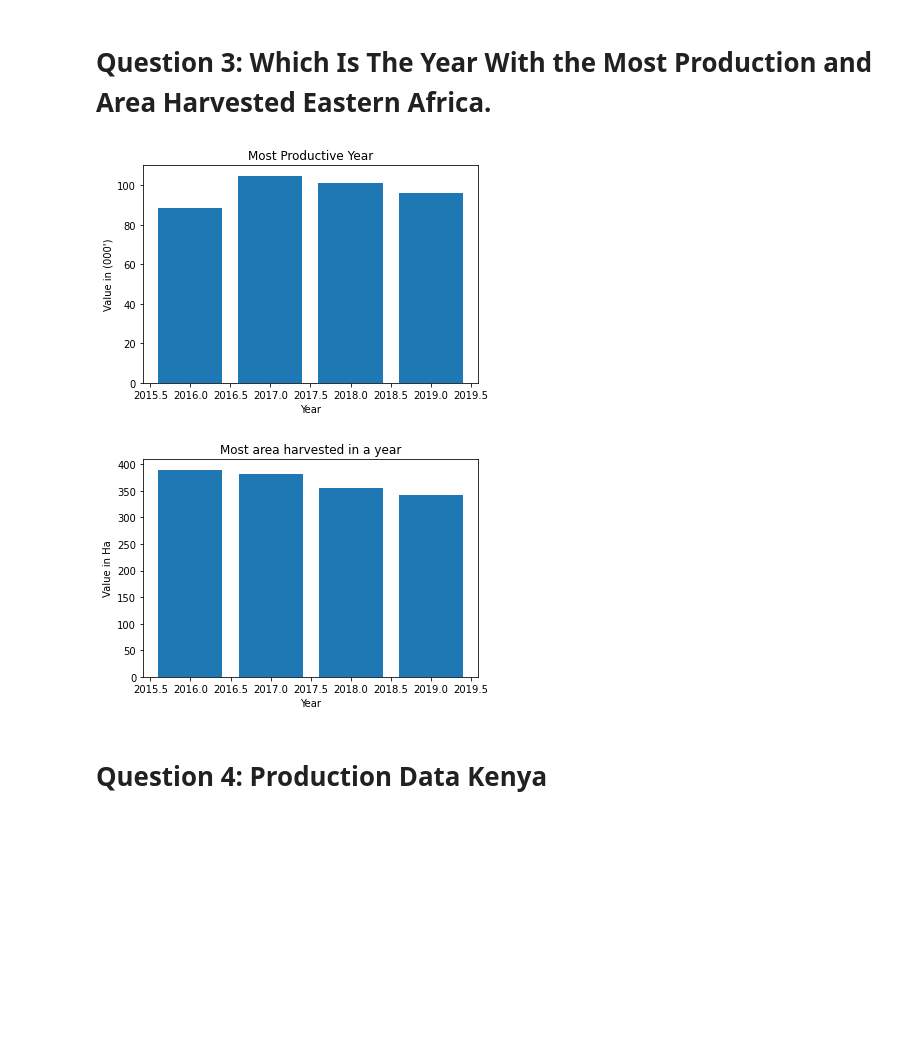
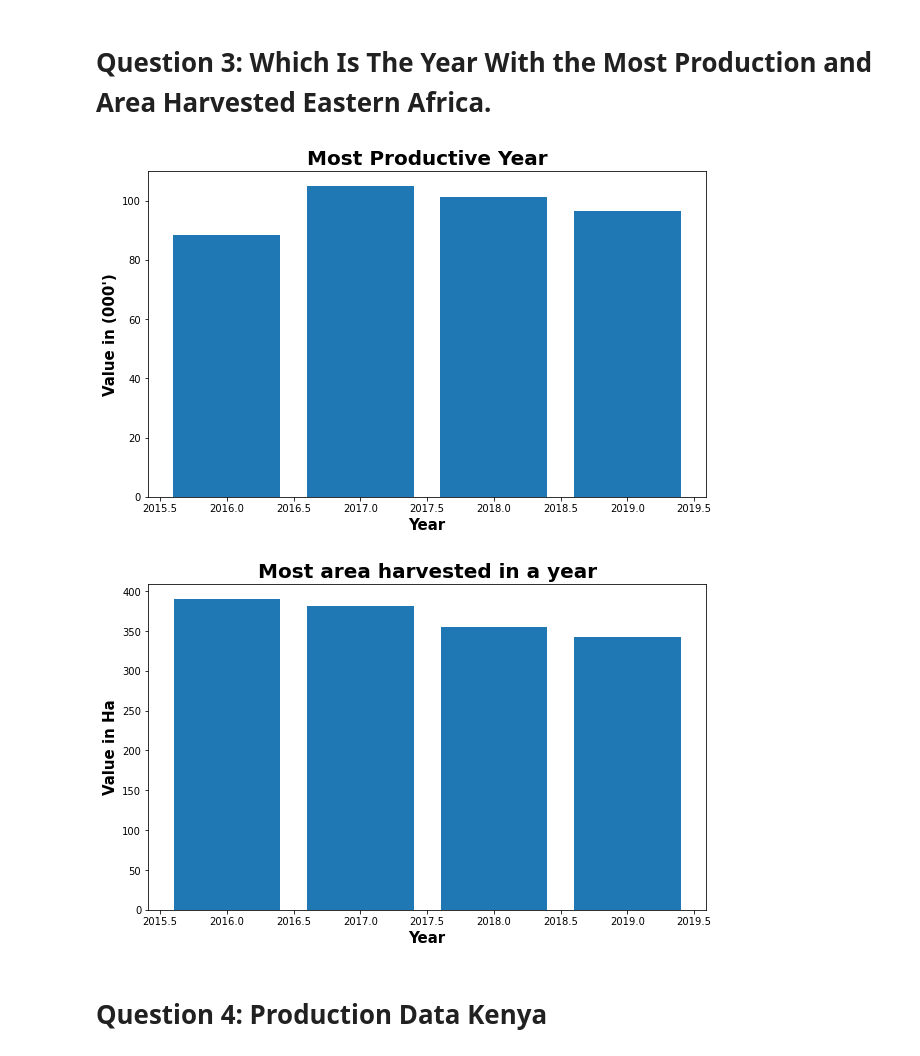
Before and after one commit to MuchereShawn/Jenga_Final_Project, a Jupyter notebook: Final_Project.ipynb, the cells around one changed output. Drawn from its saved outputs; the diff is of its cells as text; code cells hidden in the pictures; blank space fills up the shorter version.

```diff
--- a/Final_Project.ipynb
+++ b/Final_Project.ipynb
@@ -30,11 +44,12 @@ data.Crop.value_counts()
 # %% [markdown]
 # Question 1: Which Country had the most production Volume in Eastern Africa
 # %%
-plt.barh(data.Area, data.Value / 10*6)
-
-plt.title("Production Rates in Eastern Africa")
-plt.xlabel("Value (000')")
-plt.ylabel("Country")
+bars=plt.barh(data.Area, data.Value / 10*6)
+plt.title("Production Rates in Eastern Africa", fontsize=20, fontweight="bold")
+plt.xlabel("Value (000')",fontsize=15, fontweight="bold")
+plt.ylabel("Country",fontsize=15, fontweight="bold")
+plt.rcParams["figure.figsize"] = (10,6)
+data.sort_values("Value", inplace= True)
+bars[5].set_hatch("/")
 plt.show()
-## Blue is kenya While orange is Eastern Africa
 # %% [output]
@@ -51,22 +66,22 @@ data.loc[Production]["Value"].sum()
 # %%
 ### PRODUCTION
 plt.bar(data.Year, data.Value / 10**5)
-plt.title("Most Productive Year")
-plt.xlabel("Year")
-plt.ylabel("Value in (000')")
+plt.title("Most Productive Year",fontsize=20, fontweight="bold")
+plt.xlabel("Year",fontsize=15, fontweight="bold")
+plt.ylabel("Value in (000')",fontsize=15, fontweight="bold")
 plt.show()
 # %% [output]
-[figure, old version]
+[figure, new version]
 # %%
 ### Area Harvested
 # %%
 plt.bar(Data.Year, Data.Value / 10**4)
-plt.title("Most area harvested in a year")
-plt.xlabel("Year")
-plt.ylabel("Value in Ha")
+plt.title("Most area harvested in a year",fontsize=20, fontweight="bold")
+plt.xlabel("Year",fontsize=15, fontweight="bold")
+plt.ylabel("Value in Ha",fontsize=15, fontweight="bold")
 plt.show()
 # %% [output]
-[figure, old version]
+[figure, new version]
 # %% [markdown]
 # Question 4: Production Data Kenya
 # %%
```
Also changed, not shown: parts of 60 cells of this notebook.
